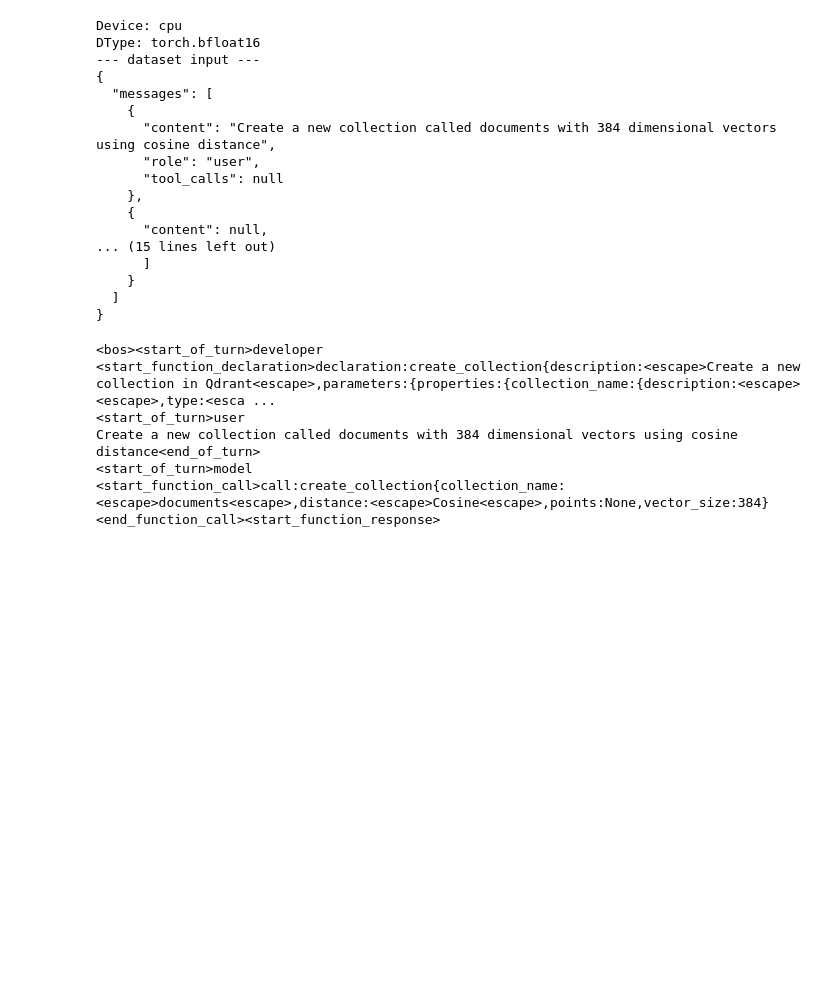
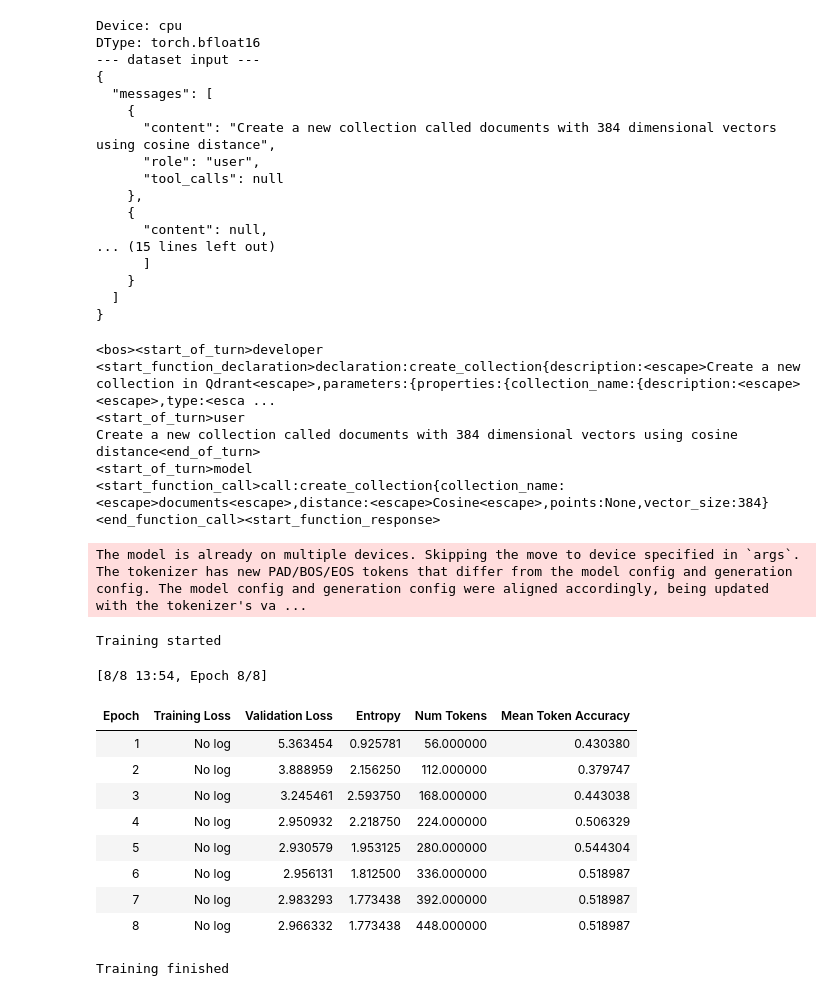
Before and after one commit to KNambiarDJsc/Applied_Scientist, a Jupyter notebook: finteuning_gemma.ipynb, the cells around one changed output. Drawn from its saved outputs; the diff is of its cells as text; code cells hidden in the pictures; blank space fills up the shorter version.

```diff
--- a/finteuning_gemma.ipynb
+++ b/finteuning_gemma.ipynb
@@ -494,3 +494,38 @@ args = SFTConfig(
     report_to="none",
     use_cpu=True,                     # ✅
 )
+# %%
+from trl  import SFTTrainer
+import traceback
+
+try:
+    trainer = SFTTrainer(
+        args=args,
+        model=model,
+        train_dataset=dataset["train"],
+        eval_dataset=dataset["test"],
+        processing_class=tokenizer,
+    )
+
+    print("Training started")
+    trainer.train()
+    print("Training finished")
+
+except Exception as e:
+    print(f"Training failed: {e}")
+    traceback.print_exc()
+# %% [output]
+The model is already on multiple devices. Skipping the move to device specified in `args`.
+The tokenizer has new PAD/BOS/EOS tokens that differ from the model config and generation config. The model config and generation config were aligned accordingly, being updated with the tokenizer's va ...
+Training started
+[8/8 13:54, Epoch 8/8]
+| Epoch | Training Loss | Validation Loss | Entropy | Num Tokens | Mean Token Accuracy |
+| 1 | No log | 5.363454 | 0.925781 | 56.000000 | 0.430380 |
+| 2 | No log | 3.888959 | 2.156250 | 112.000000 | 0.379747 |
+| 3 | No log | 3.245461 | 2.593750 | 168.000000 | 0.443038 |
+| 4 | No log | 2.950932 | 2.218750 | 224.000000 | 0.506329 |
+| 5 | No log | 2.930579 | 1.953125 | 280.000000 | 0.544304 |
+| 6 | No log | 2.956131 | 1.812500 | 336.000000 | 0.518987 |
+| 7 | No log | 2.983293 | 1.773438 | 392.000000 | 0.518987 |
+| 8 | No log | 2.966332 | 1.773438 | 448.000000 | 0.518987 |
+Training finished
```
Also changed, not shown: 1 other file.
